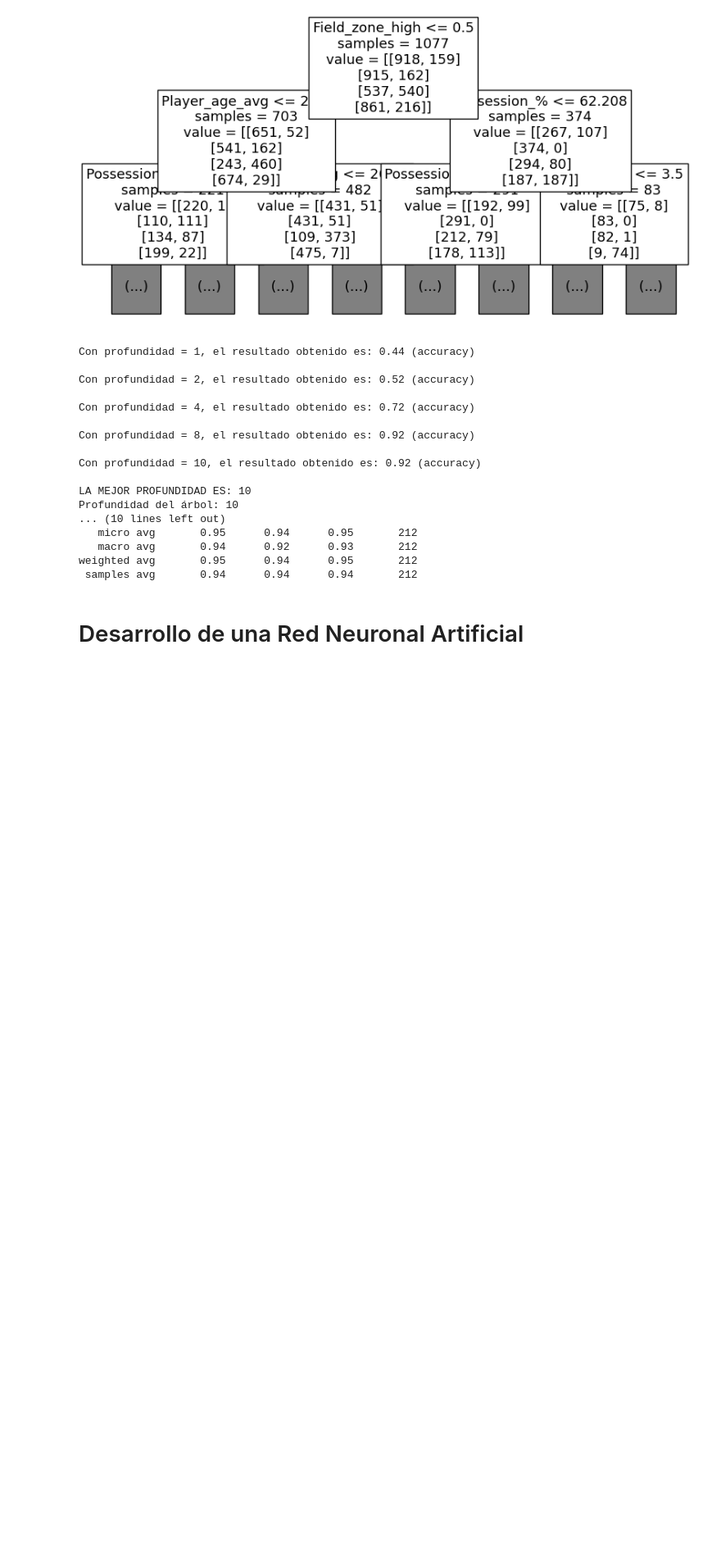
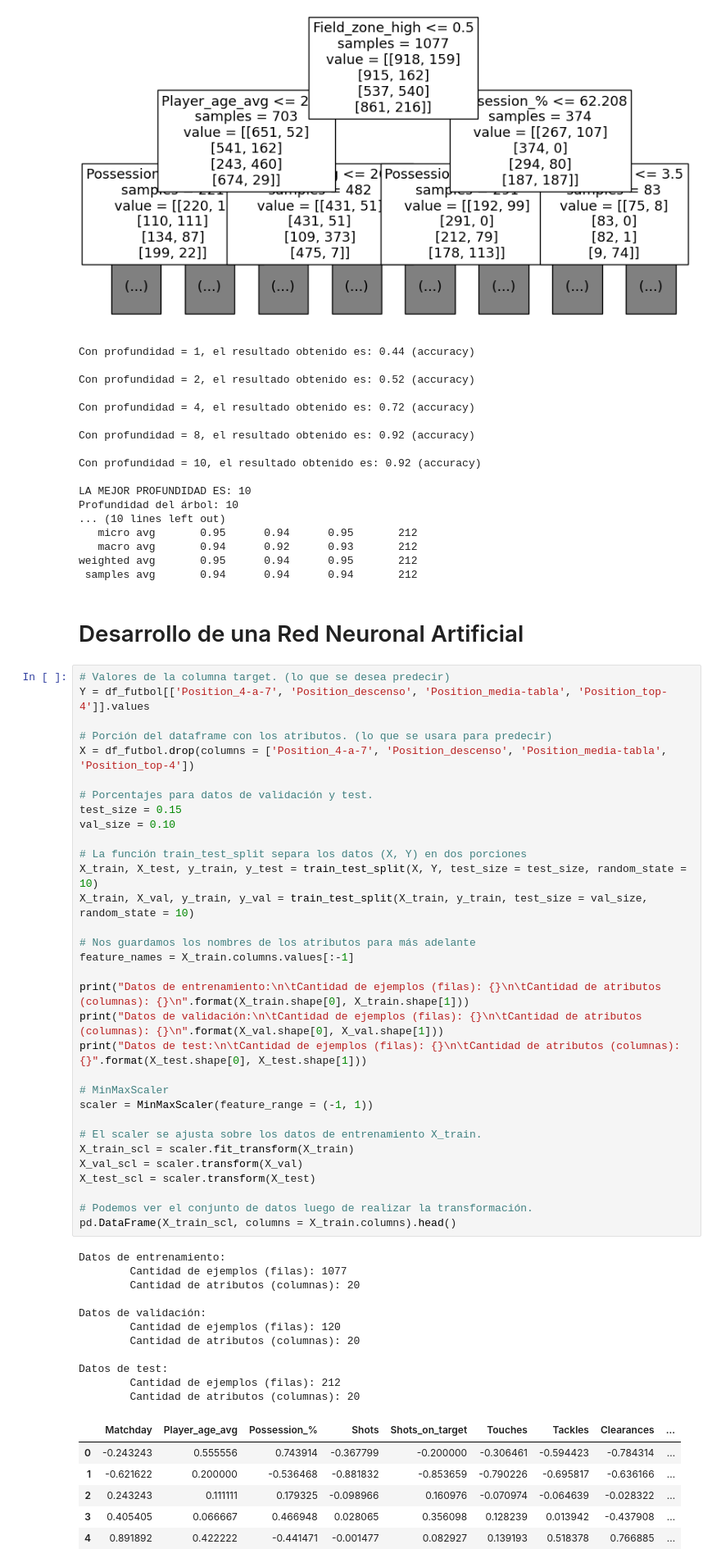
Before and after one commit to simonfredes/IA-Machine-Learning, a Jupyter notebook: Template.ipynb, the cells around one changed output. Shown: that part at 82% size. Cells and saved outputs as stored; diff of their text form; blank space fills up the shorter version.

```diff
--- a/Template.ipynb
+++ b/Template.ipynb
@@ -239,3 +239,53 @@ weighted avg       0.95      0.94      0.95       212
  samples avg       0.94      0.94      0.94       212
 # %% [markdown]
 # Desarrollo de una Red Neuronal Artificial
+# %%
+# Valores de la columna target. (lo que se desea predecir)
+Y = df_futbol[['Position_4-a-7', 'Position_descenso', 'Position_media-tabla', 'Position_top-4']].values
+
+# Porción del dataframe con los atributos. (lo que se usara para predecir)
+X = df_futbol.drop(columns = ['Position_4-a-7', 'Position_descenso', 'Position_media-tabla', 'Position_top-4'])
+
+# Porcentajes para datos de validación y test.
+test_size = 0.15
+val_size = 0.10
+
+# La función train_test_split separa los datos (X, Y) en dos porciones
+X_train, X_test, y_train, y_test = train_test_split(X, Y, test_size = test_size, random_state = 10)
+X_train, X_val, y_train, y_val = train_test_split(X_train, y_train, test_size = val_size, random_state = 10)
+
+# Nos guardamos los nombres de los atributos para más adelante
+feature_names = X_train.columns.values[:-1]
+
+print("Datos de entrenamiento:\n\tCantidad de ejemplos (filas): {}\n\tCantidad de atributos (columnas): {}\n".format(X_train.shape[0], X_train.shape[1]))
+print("Datos de validación:\n\tCantidad de ejemplos (filas): {}\n\tCantidad de atributos (columnas): {}\n".format(X_val.shape[0], X_val.shape[1]))
+print("Datos de test:\n\tCantidad de ejemplos (filas): {}\n\tCantidad de atributos (columnas): {}".format(X_test.shape[0], X_test.shape[1]))
+
+# MinMaxScaler
+scaler = MinMaxScaler(feature_range = (-1, 1))
+
+# El scaler se ajusta sobre los datos de entrenamiento X_train.
+X_train_scl = scaler.fit_transform(X_train)
+X_val_scl = scaler.transform(X_val)
+X_test_scl = scaler.transform(X_test)
+
+# Podemos ver el conjunto de datos luego de realizar la transformación.
+pd.DataFrame(X_train_scl, columns = X_train.columns).head()
+# %% [output]
+Datos de entrenamiento:
+        Cantidad de ejemplos (filas): 1077
+        Cantidad de atributos (columnas): 20
+
+Datos de validación:
+        Cantidad de ejemplos (filas): 120
+        Cantidad de atributos (columnas): 20
+
+Datos de test:
+        Cantidad de ejemplos (filas): 212
+        Cantidad de atributos (columnas): 20
+|  | Matchday | Player_age_avg | Possession_% | Shots | Shots_on_target | Touches | Tackles | Clearances | ... |
+| 0 | -0.243243 | 0.555556 | 0.743914 | -0.367799 | -0.200000 | -0.306461 | -0.594423 | -0.784314 | ... |
+| 1 | -0.621622 | 0.200000 | -0.536468 | -0.881832 | -0.853659 | -0.790226 | -0.695817 | -0.636166 | ... |
+| 2 | 0.243243 | 0.111111 | 0.179325 | -0.098966 | 0.160976 | -0.070974 | -0.064639 | -0.028322 | ... |
+| 3 | 0.405405 | 0.066667 | 0.466948 | 0.028065 | 0.356098 | 0.128239 | 0.013942 | -0.437908 | ... |
+| 4 | 0.891892 | 0.422222 | -0.441471 | -0.001477 | 0.082927 | 0.139193 | 0.518378 | 0.766885 | ... |
```
